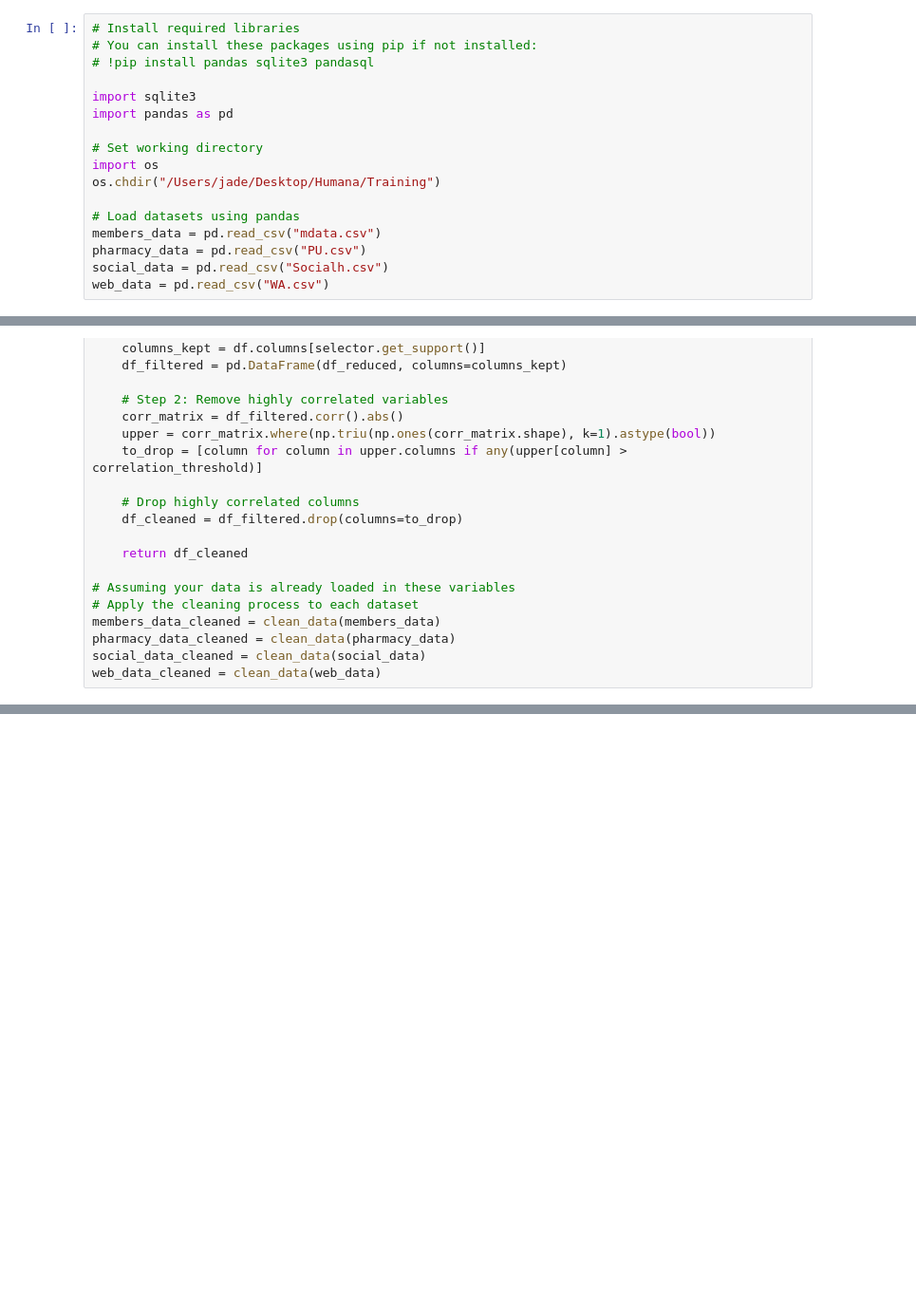
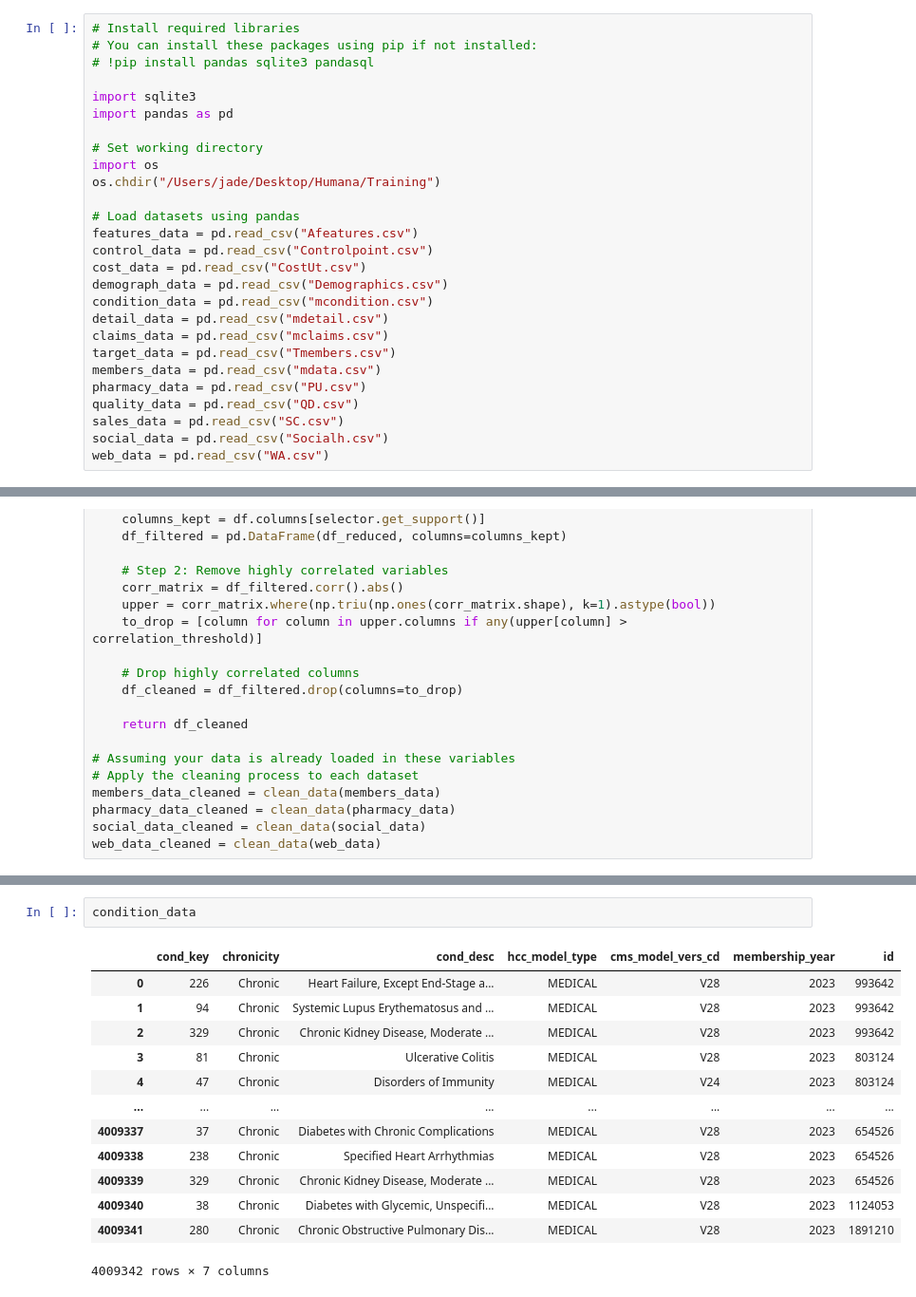
Before and after one commit to ChunjiangLiLeo/Humana-Data-Project, a Jupyter notebook: data.ipynb, the cells around one changed output, grey strips where cells are left out. Shown: that part at 95% size. Saved outputs shown, nothing was run; the diff lists cells and outputs as text; blank space fills up the shorter version.

```diff
--- a/data.ipynb
+++ b/data.ipynb
@@ -11,8 +11,18 @@ import os
 os.chdir("/Users/jade/Desktop/Humana/Training")
 
 # Load datasets using pandas
+features_data = pd.read_csv("Afeatures.csv")
+control_data = pd.read_csv("Controlpoint.csv")
+cost_data = pd.read_csv("CostUt.csv")
+demograph_data = pd.read_csv("Demographics.csv")
+condition_data = pd.read_csv("mcondition.csv")
+detail_data = pd.read_csv("mdetail.csv")
+claims_data = pd.read_csv("mclaims.csv")
+target_data = pd.read_csv("Tmembers.csv")
 members_data = pd.read_csv("mdata.csv")
 pharmacy_data = pd.read_csv("PU.csv")
+quality_data = pd.read_csv("QD.csv")
+sales_data = pd.read_csv("SC.csv")
 social_data = pd.read_csv("Socialh.csv")
 web_data = pd.read_csv("WA.csv")
 # %%
@@ -100,0 +301,16 @@ print(members_data_cleaned)
+# %%
+condition_data
+# %% [output]
+|  | cond_key | chronicity | cond_desc | hcc_model_type | cms_model_vers_cd | membership_year | id |
+| 0 | 226 | Chronic | Heart Failure, Except End-Stage a... | MEDICAL | V28 | 2023 | 993642 |
+| 1 | 94 | Chronic | Systemic Lupus Erythematosus and ... | MEDICAL | V28 | 2023 | 993642 |
+| 2 | 329 | Chronic | Chronic Kidney Disease, Moderate ... | MEDICAL | V28 | 2023 | 993642 |
+| 3 | 81 | Chronic | Ulcerative Colitis | MEDICAL | V28 | 2023 | 803124 |
+| 4 | 47 | Chronic | Disorders of Immunity | MEDICAL | V24 | 2023 | 803124 |
+| ... | ... | ... | ... | ... | ... | ... | ... |
+| 4009337 | 37 | Chronic | Diabetes with Chronic Complications | MEDICAL | V28 | 2023 | 654526 |
+| 4009338 | 238 | Chronic | Specified Heart Arrhythmias | MEDICAL | V28 | 2023 | 654526 |
+| 4009339 | 329 | Chronic | Chronic Kidney Disease, Moderate ... | MEDICAL | V28 | 2023 | 654526 |
+| 4009340 | 38 | Chronic | Diabetes with Glycemic, Unspecifi... | MEDICAL | V28 | 2023 | 1124053 |
+| 4009341 | 280 | Chronic | Chronic Obstructive Pulmonary Dis... | MEDICAL | V28 | 2023 | 1891210 |
+4009342 rows × 7 columns
```
Also changed, not shown: parts of 24 cells of this notebook.
